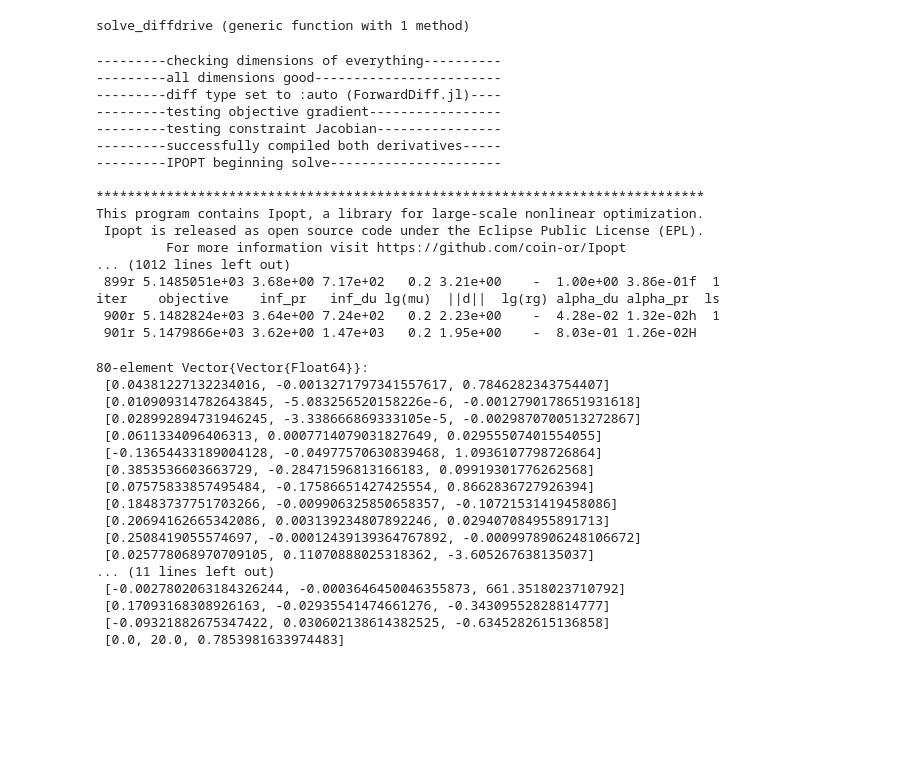
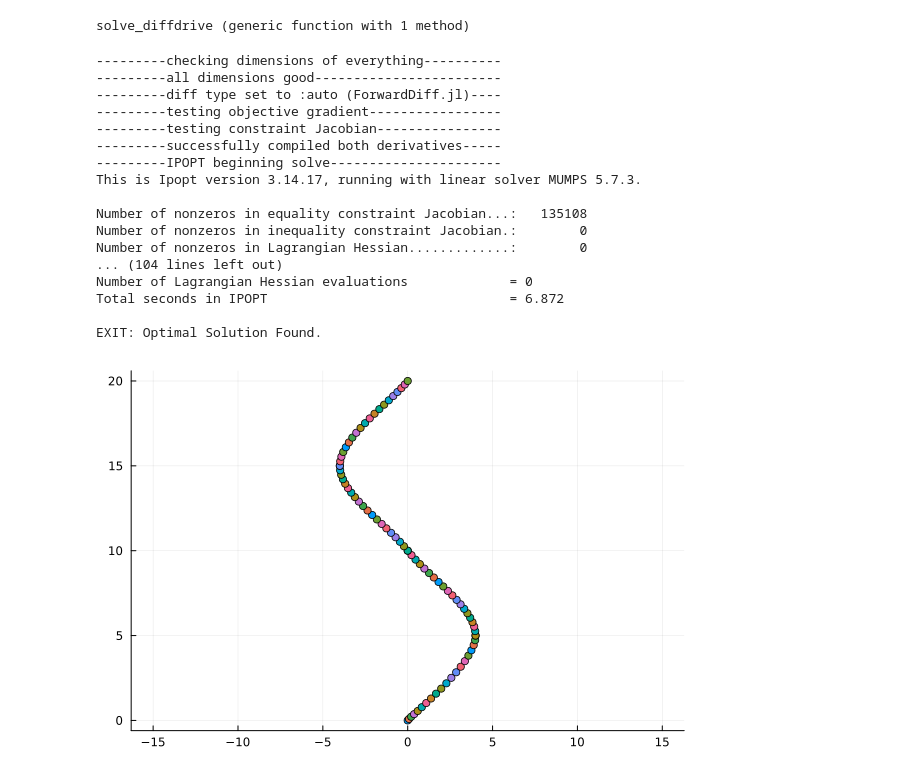
Before and after one commit to eholandcmu/zoe2_optimal_controller, a Jupyter notebook: julia/dircol_dynamics.ipynb, the cells around one changed output. Drawn from its saved outputs; the diff is of its cells as text; code cells hidden in the pictures; blank space fills up the shorter version.

```diff
--- a/julia/dircol_dynamics.ipynb
+++ b/julia/dircol_dynamics.ipynb
@@ -180,7 +192,7 @@ function create_idx(nx,nu,N)
 end
 
 function diffdrive_cost(params::NamedTuple, Z::Vector)::Real
-    idx, N, xref = params.idx, params.N, params.xref
+    idx, N, xref, uref = params.idx, params.N, params.xref, params.uref
     Q, R, Qf = params.Q, params.R, params.Qf
 
     J = 0
@@ -188,12 +200,13 @@ function diffdrive_cost(params::NamedTuple, Z::Vector)::Real
         xi = Z[idx.x[i]]
         ui = Z[idx.u[i]]
         xrefi = xref[i]
+        urefi = uref[i]
         delta_x = xi[1:2] - xrefi[1:2]  # Difference in position (x and y)
         delta_phi = atan(sin(xi[3] - xrefi[3]), cos(xi[3] - xrefi[3]))  # Smallest angular difference
 
         # Stage cost for positions and angle
         stage_cost = 0.5 * delta_x' * Q[1:2, 1:2] * delta_x + 0.5 * delta_phi^2 * Q[3, 3] +
-                 0.5 * (u)' * R * (u)
+                 0.5 * (u-uref[i])' * R * (u-uref[i])
         J += stage_cost
     end
 
@@ -216,8 +229,9 @@ function diffdrive_dynamics_constraints(params::NamedTuple, Z::Vector)::Vector
     for i = 1:(N-1)
         xi = Z[idx.x[i]]
         ui = Z[idx.u[i]]
+        xi1 = Z[idx.x[i+1]]
 
-        c[idx.c[i]] = rk4(params, xi, ui, dt)
+        c[idx.c[i]] = rk4(params, dynamics, xi, ui, dt) - xi1
     end
     return c
 end
@@ -257,19 +271,19 @@ function solve_diffdrive(;verbose=true)
     idx = create_idx(nx,nu,N)
 
     # initial and goal states
-    xic = [0, 0, pi/4]
-    xg = [0, 20, pi/4]
-    xref = create_reference()[1]
+    xic = [0, 0, 0.8960553845713439]
+    xg = [0, 20, 0.8960553845713439]
+    xref, uref = create_reference()
 
     # load all useful things into params
-    params = (Q = Q, R = R, Qf = Qf, xic = xic, xg = xg, dt = dt, N = N, idx = idx,r = 0.325, L = 1.91, B = 1.64, xref=xref)
+    params = (Q = Q, R = R, Qf = Qf, xic = xic, xg = xg, dt = dt, N = N, idx = idx,r = 0.325, L = 1.91, B = 1.64, xref=xref, uref=uref)
 
     # TODO: primal bounds
     x_l = -Inf*ones(idx.nz)
     x_u = Inf*ones(idx.nz)
     for i = 1:(N-1)
-        x_l[idx.u[i]] = -5*ones(nu)
-        x_u[idx.u[i]] = 5*ones(nu)
+        x_l[idx.u[i]] = 0.0*ones(nu)
+        x_u[idx.u[i]] = 5.0*ones(nu)
     end
 
     # inequality constraint bounds (this is what we do when we have no inequality constraints)
@@ -289,7 +303,7 @@ function solve_diffdrive(;verbose=true)
 
     Z = fmincon(diffdrive_cost,diffdrive_equality_constraint,inequality_constraint,
                 x_l,x_u,c_l,c_u,z0,params, diff_type;
-                tol = 1e-6, c_tol = 1e-6, max_iters = 1_000_000, verbose = verbose)
+                tol = 1e-3, c_tol = 1e-6, max_iters = 1_000_000, verbose = verbose)
 
     # pull the X and U solutions out of Z
     X = [Z[idx.x[i]] for i = 1:N]
@@ -301,39 +315,33 @@ end
 solve_diffdrive (generic function with 1 method)
 # %%
 X, U, t_vec, params = solve_diffdrive(verbose=true)
-@show X
+
+X = hcat(X...)
+x = X[1,:]
+y = X[2,:]
+# print(y[2]-y[1])
+# result = fit(Circle,x,y)
+# @show coef(result)
+# @show coefnames(result)
+# @show rss(result)
+
+display(scatter(X[1,:]', X[2,:]', legend=false, aspect_ratio=:equal))
 # %% [output]
 ---------checking dimensions of everything----------
 ---------all dimensions good------------------------
 ---------diff type set to :auto (ForwardDiff.jl)----
 ---------testing objective gradient-----------------
 ---------testing constraint Jacobian----------------
 ---------successfully compiled both derivatives-----
 ---------IPOPT beginning solve----------------------
+This is Ipopt version 3.14.17, running with linear solver MUMPS 5.7.3.
 
-******************************************************************************
-This program contains Ipopt, a library for large-scale nonlinear optimization.
- Ipopt is released as open source code under the Eclipse Public License (EPL).
-         For more information visit https://github.com/coin-or/Ipopt
-... (1012 lines left out)
- 899r 5.1485051e+03 3.68e+00 7.17e+02   0.2 3.21e+00    -  1.00e+00 3.86e-01f  1
-iter    objective    inf_pr   inf_du lg(mu)  ||d||  lg(rg) alpha_du alpha_pr  ls
- 900r 5.1482824e+03 3.64e+00 7.24e+02   0.2 2.23e+00    -  4.28e-02 1.32e-02h  1
- 901r 5.1479866e+03 3.62e+00 1.47e+03   0.2 1.95e+00    -  8.03e-01 1.26e-02H
+Number of nonzeros in equality constraint Jacobian...:   135108
+Number of nonzeros in inequality constraint Jacobian.:        0
+Number of nonzeros in Lagrangian Hessian.............:        0
+... (104 lines left out)
+Number of Lagrangian Hessian evaluations             = 0
+Total seconds in IPOPT                               = 6.872
+
+EXIT: Optimal Solution Found.
-80-element Vector{Vector{Float64}}:
- [0.04381227132234016, -0.0013271797341557617, 0.7846282343754407]
- [0.010909314782643845, -5.083256520158226e-6, -0.0012790178651931618]
- [0.028992894731946245, -3.338666869333105e-5, -0.0029870700513272867]
- [0.0611334096406313, 0.0007714079031827649, 0.02955507401554055]
- [-0.13654433189004128, -0.04977570630839468, 1.0936107798726864]
- [0.3853536603663729, -0.28471596813166183, 0.09919301776262568]
- [0.07575833857495484, -0.17586651427425554, 0.8662836727926394]
- [0.18483737751703266, -0.009906325850658357, -0.10721531419458086]
- [0.20694162665342086, 0.003139234807892246, 0.029407084955891713]
- [0.2508419055574697, -0.00012439139364767892, -0.0009978906248106672]
- [0.025778068970709105, 0.11070888025318362, -3.605267638135037]
-... (11 lines left out)
- [-0.0027802063184326244, -0.0003646450046355873, 661.3518023710792]
- [0.17093168308926163, -0.02935541474661276, -0.34309552828814777]
- [-0.09321882675347422, 0.030602138614382525, -0.6345282615136858]
- [0.0, 20.0, 0.7853981633974483]
+[figure, added]
```
Also changed, not shown: parts of 5 cells of this notebook, 2 other files.
